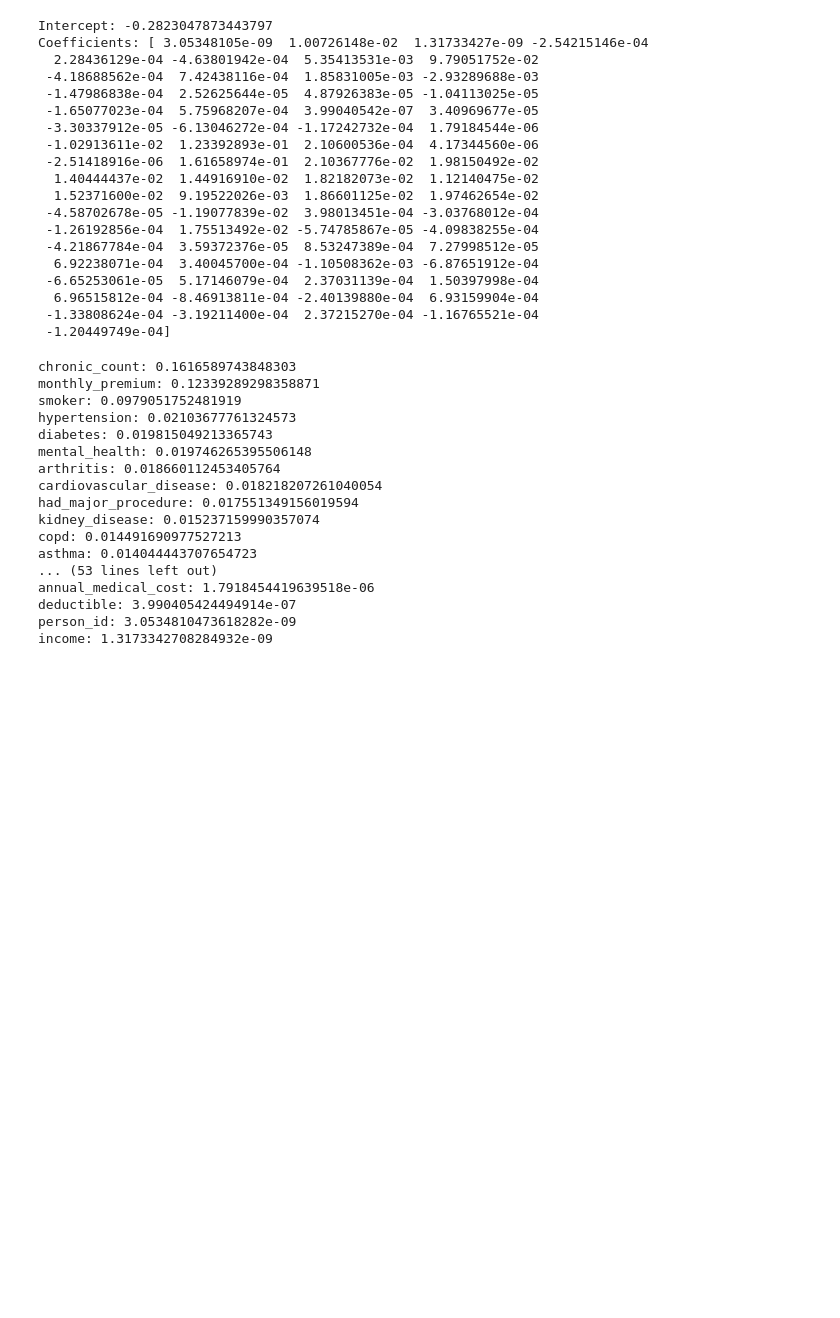
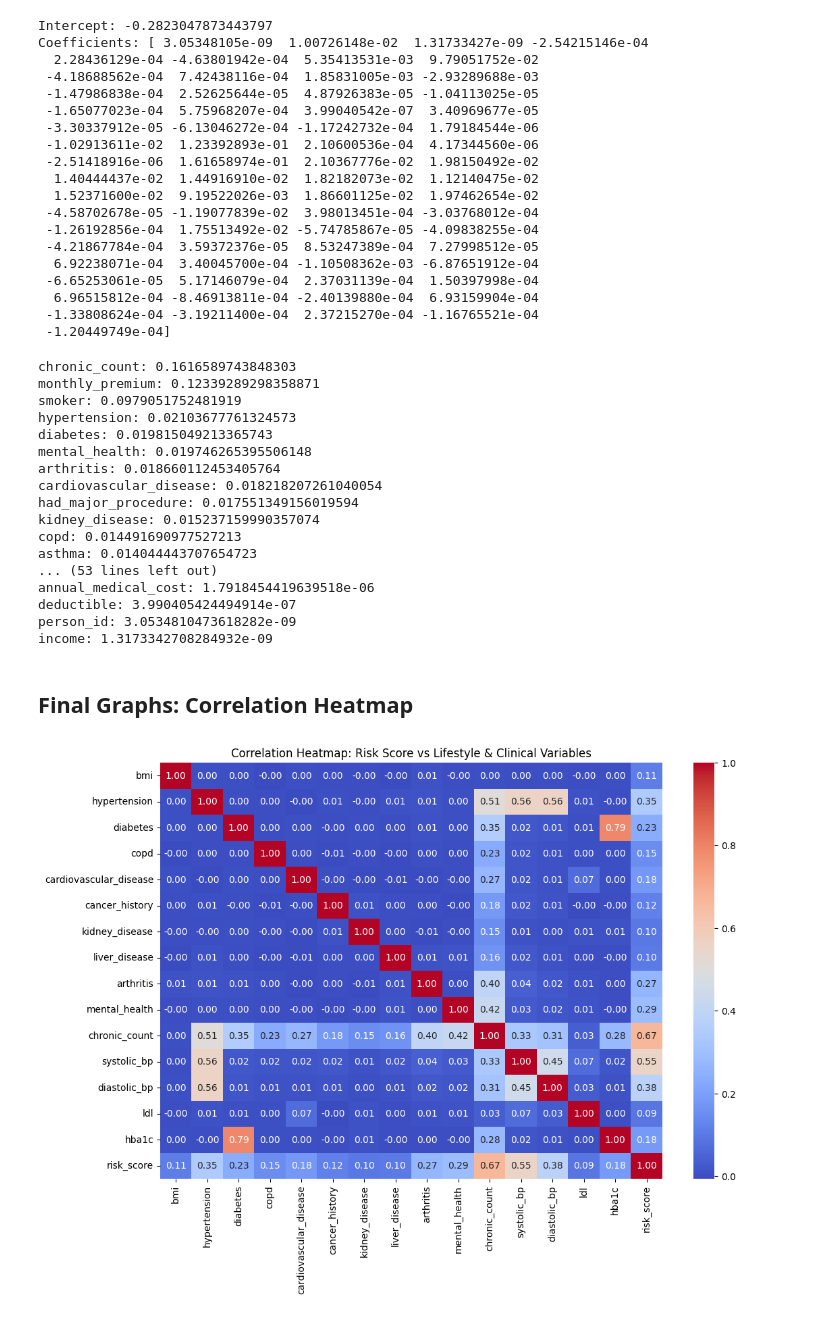
Before and after one commit to Abled773/HI-Risk-Prediction-and-Analysis, a Jupyter notebook: Risk_Analysis_and_Prediction.ipynb, the cells around one changed output. Saved outputs shown, nothing was run; the diff lists cells and outputs as text; code cells hidden in the pictures; blank space fills up the shorter version.

Commit message:
Added Correlation graphs and a linear regression model.

```diff
--- a/Risk_Analysis_and_Prediction.ipynb
+++ b/Risk_Analysis_and_Prediction.ipynb
@@ -666,3 +666,26 @@ annual_medical_cost: 1.7918454419639518e-06
 deductible: 3.990405424494914e-07
 person_id: 3.0534810473618282e-09
 income: 1.3173342708284932e-09
+# %% [markdown]
+## Final Graphs: Correlation Heatmap
+# %%
+cols = [
+    "bmi","smoker","alcohol_freq",
+    "hypertension","diabetes","copd","cardiovascular_disease","cancer_history",
+    "kidney_disease","liver_disease","arthritis","mental_health","chronic_count",
+    "systolic_bp","diastolic_bp","ldl","hba1c","risk_score",
+]
+
+df_subset = raw[cols]
+
+# Keep only numeric columns for correlation
+num_cols = df_subset.select_dtypes(include=["float64","int64"]).columns
+
+corr = df_subset[num_cols].corr()
+
+plt.figure(figsize=(12,8))
+sns.heatmap(corr, annot=True, cmap="coolwarm", fmt=".2f")
+plt.title("Correlation Heatmap: Risk Score vs Lifestyle & Clinical Variables")
+plt.show()
+# %% [output]
+[figure, added]
```
Also changed, not shown: parts of 4 cells of this notebook.
